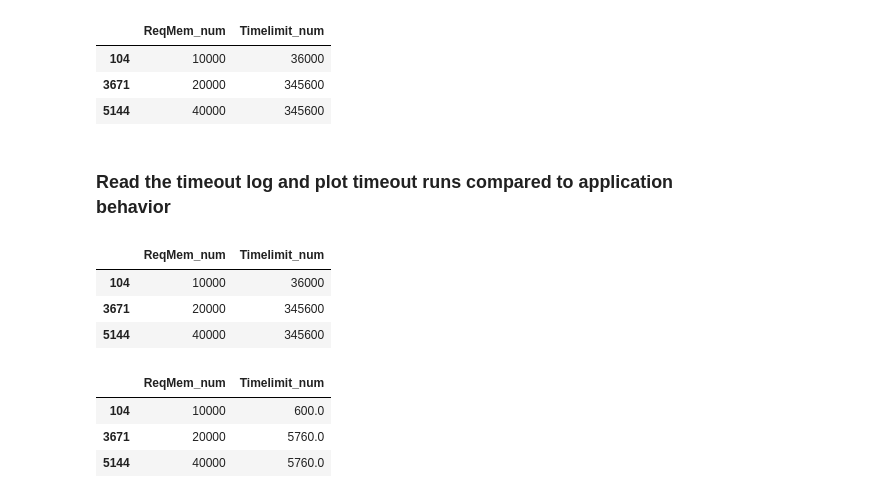
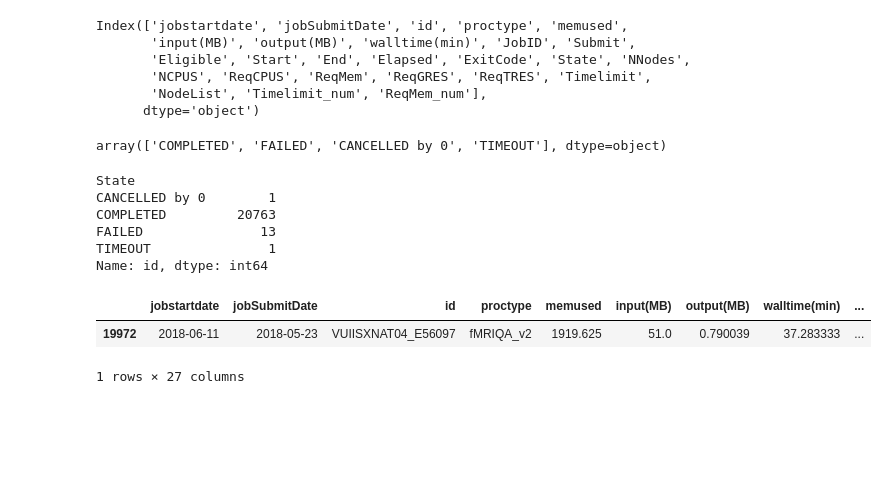
Before and after one commit to vanderbiltscl/SpeculativeScheduling, a Jupyter notebook: iSBatch_v1.0/xnat_resubmission.ipynb, the cells around one changed output. Drawn from its saved outputs; the diff is of its cells as text; code cells hidden in the pictures; blank space fills up the shorter version.

```diff
--- a/iSBatch_v1.0/xnat_resubmission.ipynb
+++ b/iSBatch_v1.0/xnat_resubmission.ipynb
@@ -18,0 +23,9 @@ def time_converter(data, minute=False):
+# %%
+def memory_size_converter(size):
+    giga = True
+    if 'M' in size:
+        giga = False
+    num = float(size.rstrip('MnG'))
+    if giga:
+        return num*1024
+    return num
@@ -31,12 +39,40 @@ df.head()
-# %%
-df['ReqMem_num'] = pd.to_numeric(df['ReqMem'].map(lambda x: x.rstrip('MnG')))
 # %%
 df['Timelimit_num'] = df['Timelimit'].astype(str)
 df['Timelimit_num'] = df.Timelimit_num.apply(time_converter)
+# %%
+df['Walltime_num'] = df['Elapsed'].astype(str)
+df['Walltime_num'] = df.Walltime_num.apply(time_converter)
+# %%
+df['ReqMem_num'] = df.ReqMem.apply(memory_size_converter)
+df = df[df['memused'].notnull()].copy()
+df['memused'] = df['memused'].astype(str)
+df = df[df.memused.apply(lambda x: x.isnumeric())]
+df['memused'] =  pd.to_numeric(df['memused']) / 1024
+# %%
+df.columns
+# %% [output]
+Index(['jobstartdate', 'jobSubmitDate', 'id', 'proctype', 'memused',
+       'input(MB)', 'output(MB)', 'walltime(min)', 'JobID', 'Submit',
+       'Eligible', 'Start', 'End', 'Elapsed', 'ExitCode', 'State', 'NNodes',
+       'NCPUS', 'ReqCPUS', 'ReqMem', 'ReqGRES', 'ReqTRES', 'Timelimit',
+       'NodeList', 'Timelimit_num', 'ReqMem_num'],
+      dtype='object')
+# %%
+df.State.unique()
+# %% [output]
+array(['COMPLETED', 'FAILED', 'CANCELLED by 0', 'TIMEOUT'], dtype=object)
+# %%
+df.groupby("State")["id"].count()
+# %% [output]
+State
+CANCELLED by 0        1
+COMPLETED         20763
+FAILED               13
+TIMEOUT               1
+Name: id, dtype: int64
 # %%
-df[df.proctype == "dtiQA_v6"][["ReqMem_num", "Timelimit_num"]].drop_duplicates()
+df[df["Walltime_num"] > df["Timelimit_num"]].head()
 # %% [output]
-|  | ReqMem_num | Timelimit_num |
-| 104 | 10000 | 36000 |
-| 3671 | 20000 | 345600 |
-| 5144 | 40000 | 345600 |
+|  | jobstartdate | jobSubmitDate | id | proctype | memused | input(MB) | output(MB) | walltime(min) | ... |
+| 19972 | 2018-06-11 | 2018-05-23 | VUIISXNAT04_E56097 | fMRIQA_v2 | 1919.625 | 51.0 | 0.790039 | 37.283333 | ... |
+1 rows × 27 columns
@@ -47,2 +78,0 @@ mem_prop["fMRI_Connectivity_PreProcess_Scan_v2"] = False # in MB not GB
-# %% [markdown]
-### Read the timeout log and plot timeout runs compared to application behavior
@@ -51,25 +78,0 @@ dataset = "dtiQA_v6"
-# %%
-request = df[df.proctype == "dtiQA_v6"][["ReqMem_num", "Timelimit_num"]].drop_duplicates()
-df[df.proctype == dataset].head()
-# %% [output]
-|  | ReqMem_num | Timelimit_num |
-| 104 | 10000 | 36000 |
-| 3671 | 20000 | 345600 |
-| 5144 | 40000 | 345600 |
-# %%
-dfset = df[df.proctype == dataset]
-dfset = dfset[dfset['memused'].notnull()].copy()
-dfset['memused'] = dfset['memused'].astype(str)
-dfset = dfset[dfset.memused.apply(lambda x: x.isnumeric())]
-
-dfset['memused'] =  pd.to_numeric(dfset['memused']) / 1024
-
-request["Timelimit_num"] = request["Timelimit_num"] / 60
-if dataset not in mem_prop:
-    request["ReqMem_num"] = request["ReqMem_num"] * 1024
-request
-# %% [output]
-|  | ReqMem_num | Timelimit_num |
-| 104 | 10000 | 600.0 |
-| 3671 | 20000 | 5760.0 |
-| 5144 | 40000 | 5760.0 |
```
Also changed, not shown: parts of 12 cells of this notebook.
